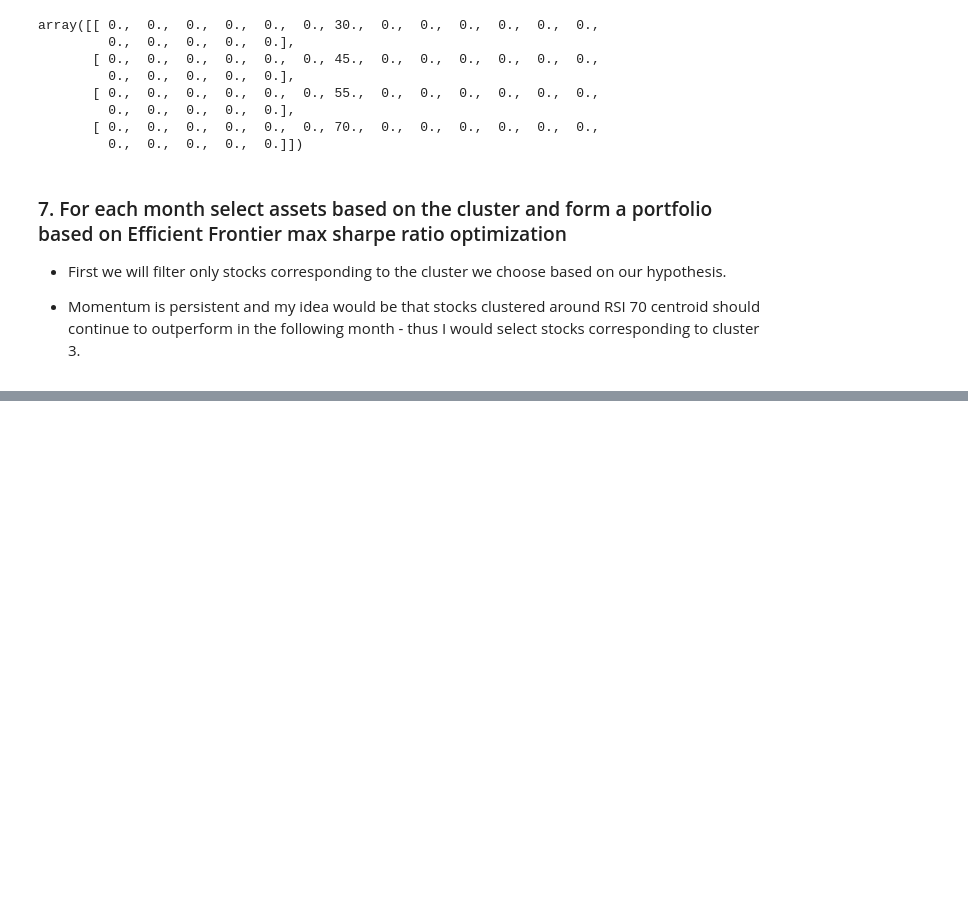
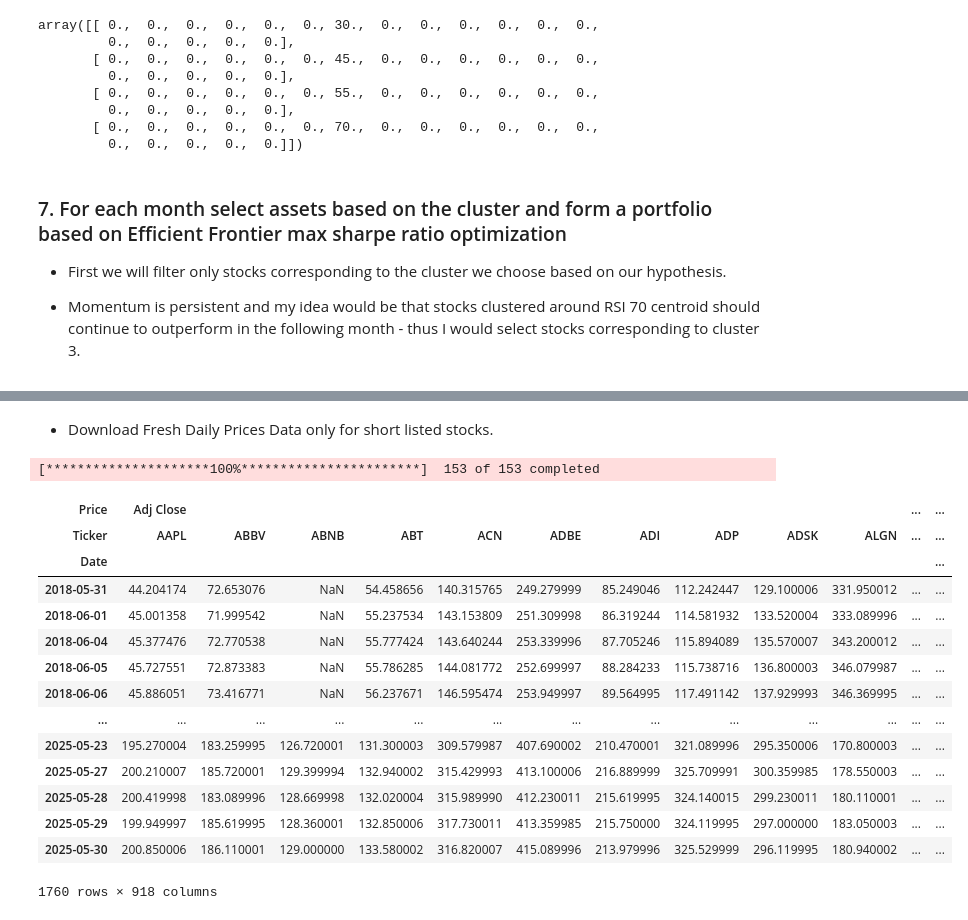
Before and after one commit to Juanes-xd/Proyecto-InfraestructirasParalelas, a Jupyter notebook: Project1.ipynb, the cells around one changed output, grey strips where cells are left out. Cells and saved outputs as stored; diff of their text form; code cells hidden in the pictures; blank space fills up the shorter version.

```diff
--- a/Project1.ipynb
+++ b/Project1.ipynb
@@ -594,0 +662,28 @@ fixed_dates
+# %% [markdown]
+- Download Fresh Daily Prices Data only for short listed stocks.
+# %%
+stocks = data.index.get_level_values('ticker').unique().tolist()
+
+new_df = yf.download(tickers=stocks,
+                     start=data.index.get_level_values('date').unique()[0]-pd.DateOffset(months=12),
+                     end=data.index.get_level_values('date').unique()[-1],
+                      auto_adjust=False)
+
+new_df
+# %% [output]
+[*********************100%***********************]  153 of 153 completed
+| Price | Adj Close |  |  |  |  |  |  |  |  |  | ... | ... |
+| Ticker | AAPL | ABBV | ABNB | ABT | ACN | ADBE | ADI | ADP | ADSK | ALGN | ... | ... |
+| Date |  |  |  |  |  |  |  |  |  |  |  | ... |
+| 2018-05-31 | 44.204174 | 72.653076 | NaN | 54.458656 | 140.315765 | 249.279999 | 85.249046 | 112.242447 | 129.100006 | 331.950012 | ... | ... |
+| 2018-06-01 | 45.001358 | 71.999542 | NaN | 55.237534 | 143.153809 | 251.309998 | 86.319244 | 114.581932 | 133.520004 | 333.089996 | ... | ... |
+| 2018-06-04 | 45.377476 | 72.770538 | NaN | 55.777424 | 143.640244 | 253.339996 | 87.705246 | 115.894089 | 135.570007 | 343.200012 | ... | ... |
+| 2018-06-05 | 45.727551 | 72.873383 | NaN | 55.786285 | 144.081772 | 252.699997 | 88.284233 | 115.738716 | 136.800003 | 346.079987 | ... | ... |
+| 2018-06-06 | 45.886051 | 73.416771 | NaN | 56.237671 | 146.595474 | 253.949997 | 89.564995 | 117.491142 | 137.929993 | 346.369995 | ... | ... |
+| ... | ... | ... | ... | ... | ... | ... | ... | ... | ... | ... | ... | ... |
+| 2025-05-23 | 195.270004 | 183.259995 | 126.720001 | 131.300003 | 309.579987 | 407.690002 | 210.470001 | 321.089996 | 295.350006 | 170.800003 | ... | ... |
+| 2025-05-27 | 200.210007 | 185.720001 | 129.399994 | 132.940002 | 315.429993 | 413.100006 | 216.889999 | 325.709991 | 300.359985 | 178.550003 | ... | ... |
+| 2025-05-28 | 200.419998 | 183.089996 | 128.669998 | 132.020004 | 315.989990 | 412.230011 | 215.619995 | 324.140015 | 299.230011 | 180.110001 | ... | ... |
+| 2025-05-29 | 199.949997 | 185.619995 | 128.360001 | 132.850006 | 317.730011 | 413.359985 | 215.750000 | 324.119995 | 297.000000 | 183.050003 | ... | ... |
+| 2025-05-30 | 200.850006 | 186.110001 | 129.000000 | 133.580002 | 316.820007 | 415.089996 | 213.979996 | 325.529999 | 296.119995 | 180.940002 | ... | ... |
+1760 rows × 918 columns
```
Also changed, not shown: parts of 22 cells of this notebook.
